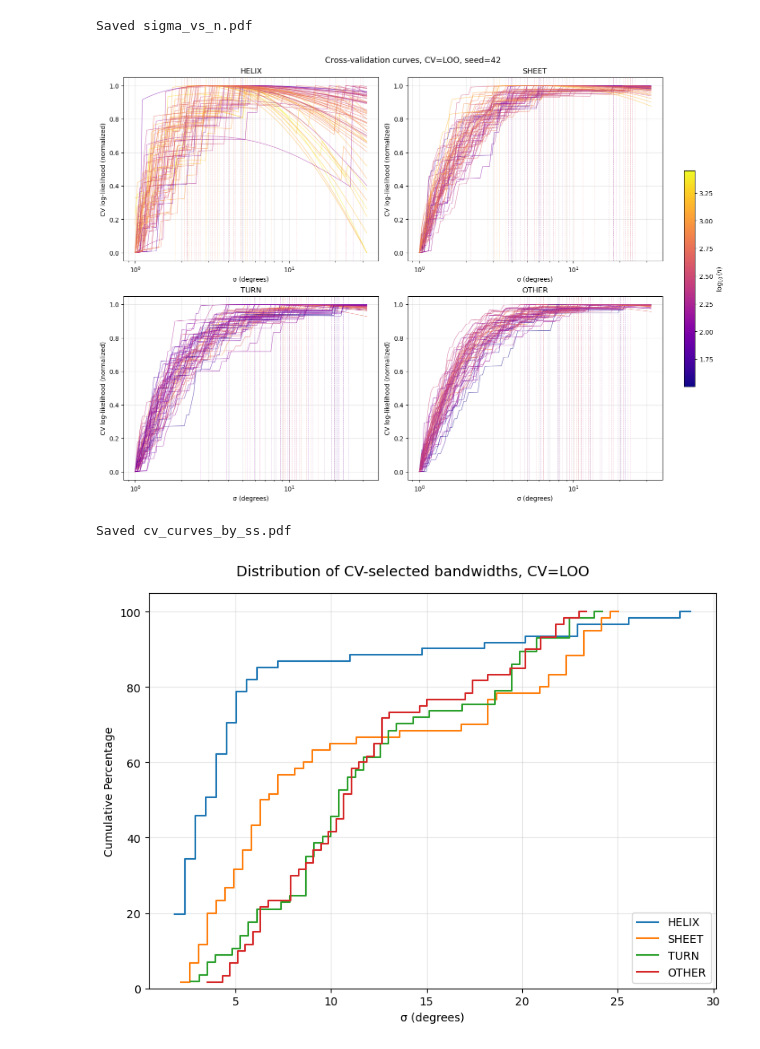
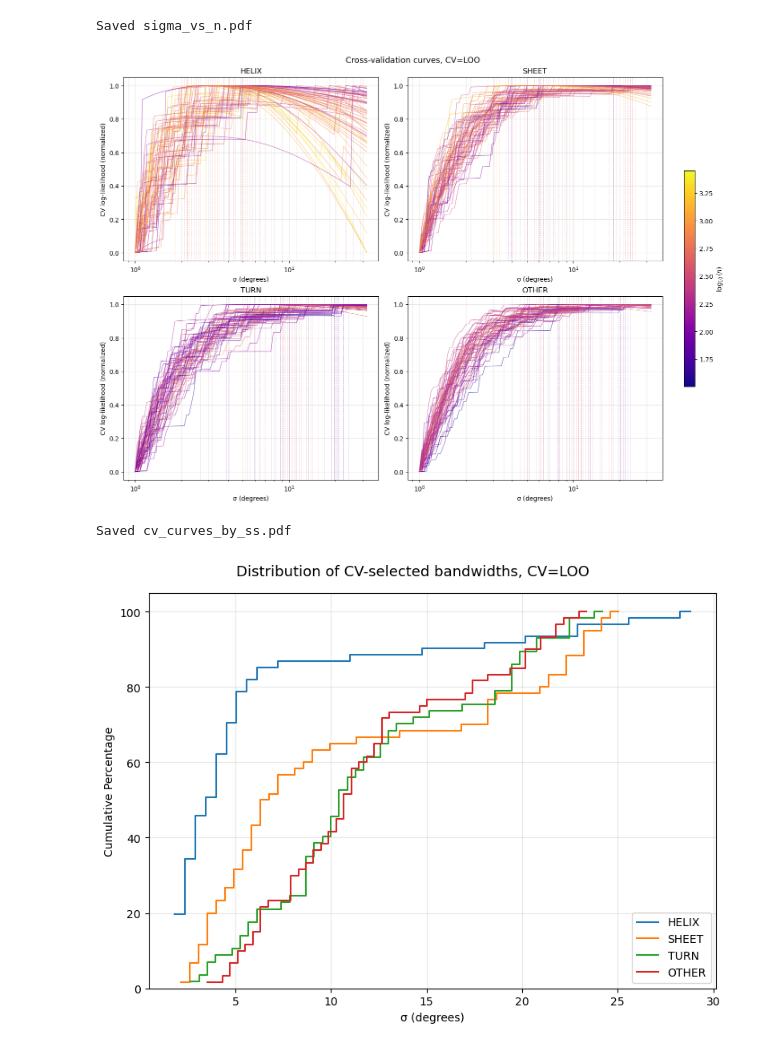
Before and after one commit to vistalab-technion/pp5, a Jupyter notebook: notebooks/kernel_bandwidth_cv.ipynb, the cells around one changed output. Cells and saved outputs as stored; diff of their text form; code cells hidden in the pictures.

```diff
--- a/notebooks/kernel_bandwidth_cv.ipynb
+++ b/notebooks/kernel_bandwidth_cv.ipynb
@@ -652,35 +652,35 @@ for ax_idx, ss in enumerate(SS_CLASSES):
     ax = axes[ax_idx]
     ss_results = [r for r in cv_results_list if r["ss"] == ss]
 
     for result in ss_results:
         color = cmap(norm(np.log10(result["n"])))
         scores_norm = normalize_scores_for_plot(result["scores"])
         ax.plot(SIGMA_GRID_DEG, scores_norm, color=color, alpha=0.6, linewidth=0.8)
         ax.axvline(
             np.rad2deg(result["sigma_cv_rad"]),
             color=color,
             alpha=0.3,
             linewidth=0.5,
             linestyle="--",
         )
 
     ax.set_xscale("log")
     ax.set_title(ss)
     ax.set_xlabel("σ (degrees)")
     ax.set_ylabel("CV log-likelihood (normalized)")
     ax.grid(True, which="both", alpha=0.3)
 
 sm = plt.cm.ScalarMappable(cmap=cmap, norm=norm)
 sm.set_array([])
 cbar = fig.colorbar(sm, ax=list(axes), fraction=0.02, pad=0.04)
 cbar.set_label(r"$\log_{10}(n)$")
 
-fig.suptitle(f"Cross-validation curves, {cv_label()}, seed={SEED}", fontsize=13)
+fig.suptitle(f"Cross-validation curves, {cv_label()}", fontsize=13)
 fig.savefig(PLOTS_DIR / "cv_curves_by_ss.pdf", bbox_inches="tight")
 plt.show()
 print("Saved cv_curves_by_ss.pdf")
 # %% [output]
-[figure, old version]
+[figure, new version]
 Saved cv_curves_by_ss.pdf
 # %%
 # ── Plot 2b: Distribution of selected σ values per SS class ─────────────────
```
Also changed, not shown: parts of 2 cells of this notebook, 1 other file.
